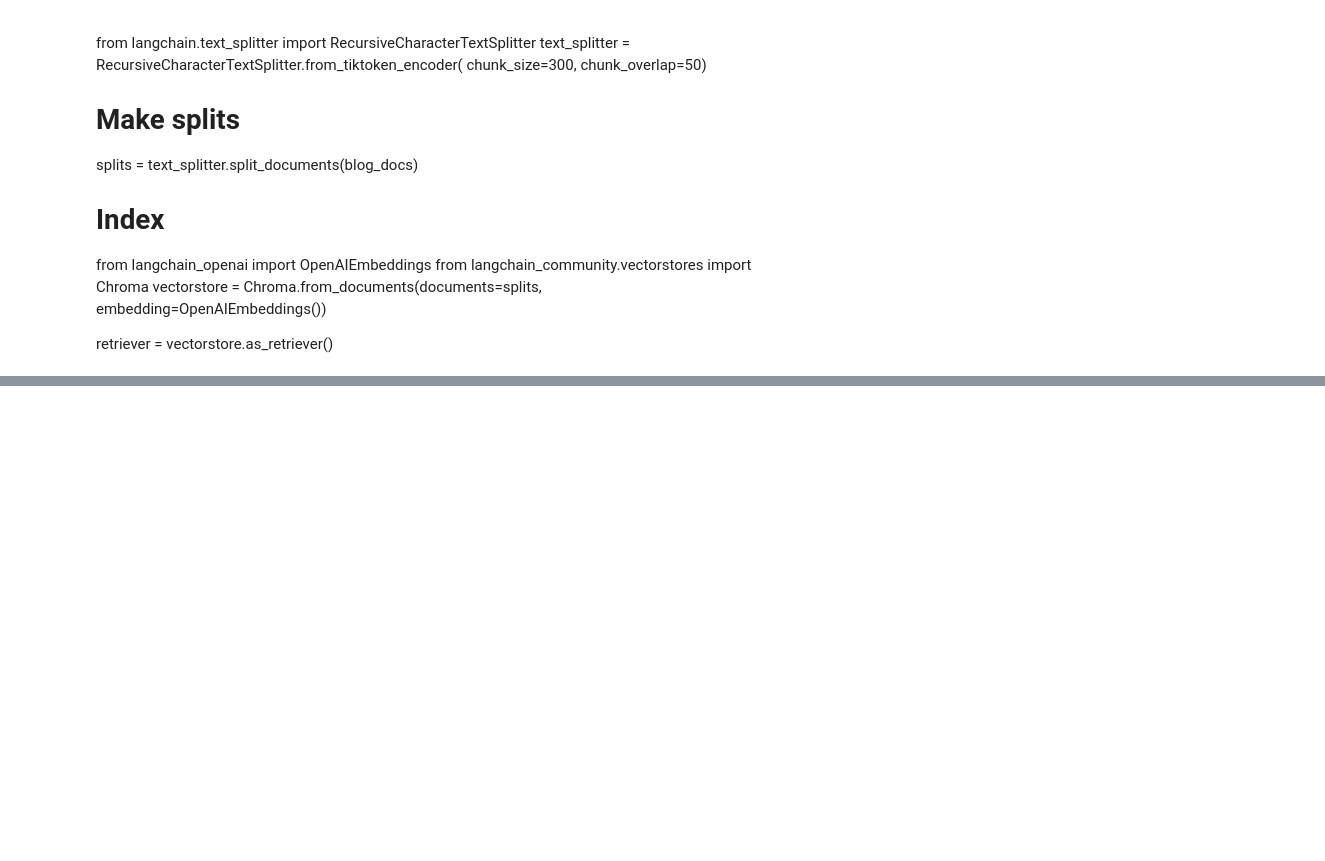
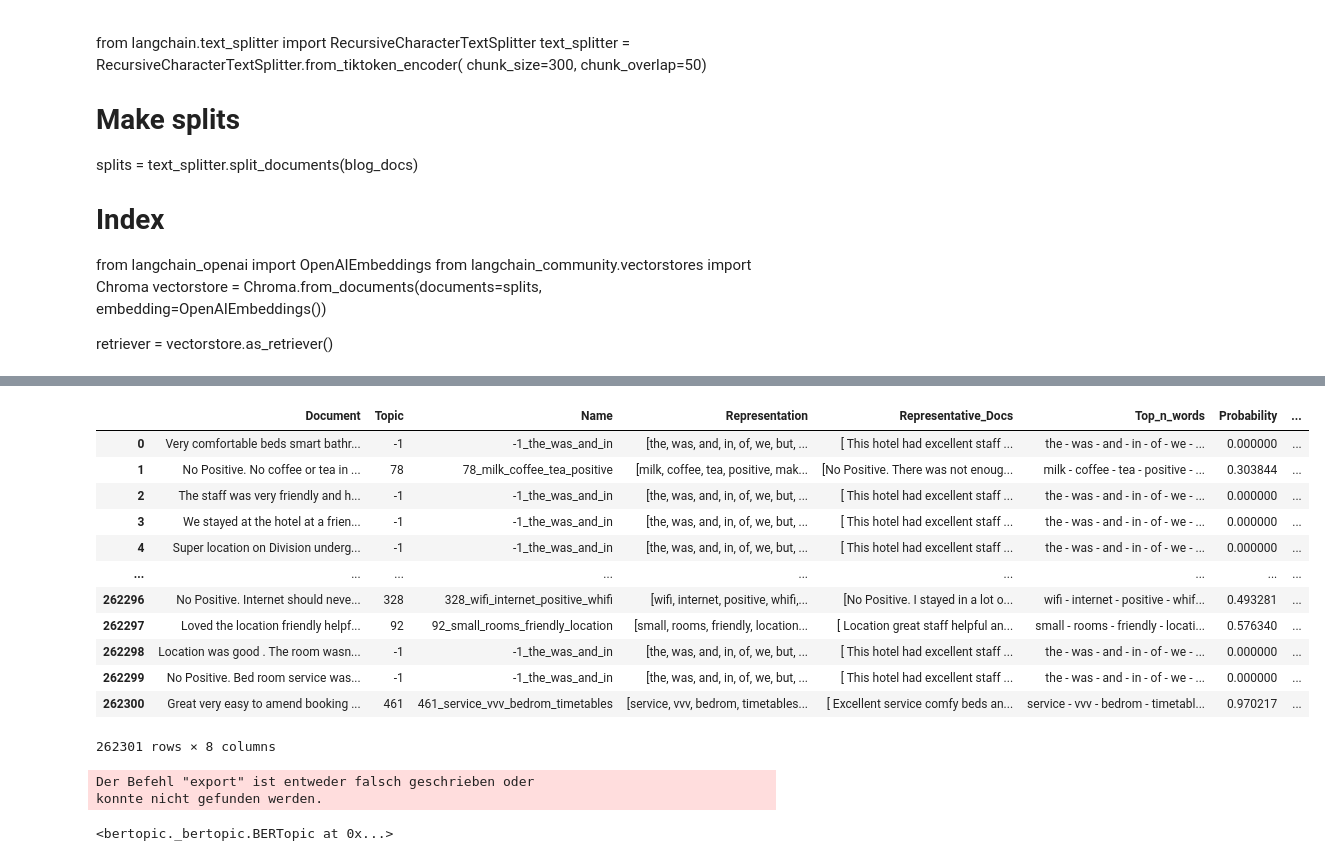
Before and after one commit to alantump/Hotel_review_project, a Jupyter notebook: First_explorations_alan/Topic_modeling_bert.ipynb, the cells around one changed output, grey strips where cells are left out. Cells and saved outputs as stored; diff of their text form; code cells hidden in the pictures; blank space fills up the shorter version.

```diff
--- a/First_explorations_alan/Topic_modeling_bert.ipynb
+++ b/First_explorations_alan/Topic_modeling_bert.ipynb
@@ -48,13 +63,13 @@ from langchain_text_splitters import RecursiveCharacterTextSplitter
 
 
 # Merge the columns using string concatenation
-Hotel_Reviews['MergedColumn'] = (
-     '' +'Hotel: ' + Hotel_Reviews['Hotel_Name'] +
-    '. Guest Review: ' + Hotel_Reviews['Positive_Review'] +
-    '. ' + Hotel_Reviews['Negative_Review'] + "\n"
+Hotel_Reviews['MergedColumn_topic'] = (
+    Hotel_Reviews['Positive_Review'] +
+    '. ' + Hotel_Reviews['Negative_Review']
 )
 # Select the first 100 rows of the merged column
-used_data = Hotel_Reviews['MergedColumn'][:200]
+Hotel_Reviews_UK =Hotel_Reviews[Hotel_Reviews["Country"]== "United Kingdom"]
+used_data = Hotel_Reviews_UK['Positive_Review']#Hotel_Reviews['MergedColumn_topic']#[:2000]
 
 # Specify the file name
 file_name = "used_data.txt"
@@ -323,0 +133,8 @@ doc_lda = lda_model_final[bow_corpus]
+# %%
+from bertopic import BERTopic
+from sklearn.datasets import fetch_20newsgroups
+
+#docs = fetch_20newsgroups(subset='all',  remove=('headers', 'footers', 'quotes'))['data']
+docs = used_data.tolist()
+topic_model = BERTopic()
+topics, probs = topic_model.fit_transform(docs)
@@ -323,0 +171,16 @@ doc_lda = lda_model_final[bow_corpus]
+# %%
+topic_model.get_document_info(docs)
+# %% [output]
+|  | Document | Topic | Name | Representation | Representative_Docs | Top_n_words | Probability | ... |
+| 0 | Very comfortable beds smart bathr... | -1 | -1_the_was_and_in | [the, was, and, in, of, we, but, ... | [ This hotel had excellent staff ... | the - was - and - in - of - we - ... | 0.000000 | ... |
+| 1 | No Positive. No coffee or tea in ... | 78 | 78_milk_coffee_tea_positive | [milk, coffee, tea, positive, mak... | [No Positive. There was not enoug... | milk - coffee - tea - positive - ... | 0.303844 | ... |
+| 2 | The staff was very friendly and h... | -1 | -1_the_was_and_in | [the, was, and, in, of, we, but, ... | [ This hotel had excellent staff ... | the - was - and - in - of - we - ... | 0.000000 | ... |
+| 3 | We stayed at the hotel at a frien... | -1 | -1_the_was_and_in | [the, was, and, in, of, we, but, ... | [ This hotel had excellent staff ... | the - was - and - in - of - we - ... | 0.000000 | ... |
+| 4 | Super location on Division underg... | -1 | -1_the_was_and_in | [the, was, and, in, of, we, but, ... | [ This hotel had excellent staff ... | the - was - and - in - of - we - ... | 0.000000 | ... |
+| ... | ... | ... | ... | ... | ... | ... | ... | ... |
+| 262296 | No Positive. Internet should neve... | 328 | 328_wifi_internet_positive_whifi | [wifi, internet, positive, whifi,... | [No Positive. I stayed in a lot o... | wifi - internet - positive - whif... | 0.493281 | ... |
+| 262297 | Loved the location friendly helpf... | 92 | 92_small_rooms_friendly_location | [small, rooms, friendly, location... | [ Location great staff helpful an... | small - rooms - friendly - locati... | 0.576340 | ... |
+| 262298 | Location was good . The room wasn... | -1 | -1_the_was_and_in | [the, was, and, in, of, we, but, ... | [ This hotel had excellent staff ... | the - was - and - in - of - we - ... | 0.000000 | ... |
+| 262299 | No Positive. Bed room service was... | -1 | -1_the_was_and_in | [the, was, and, in, of, we, but, ... | [ This hotel had excellent staff ... | the - was - and - in - of - we - ... | 0.000000 | ... |
+| 262300 | Great very easy to amend booking ... | 461 | 461_service_vvv_bedrom_timetables | [service, vvv, bedrom, timetables... | [ Excellent service comfy beds an... | service - vvv - bedrom - timetabl... | 0.970217 | ... |
+262301 rows × 8 columns
@@ -323,0 +193,13 @@ doc_lda = lda_model_final[bow_corpus]
+# %%
+import os
+import openai
+from dotenv import load_dotenv
+load_dotenv()
+api_key = os.getenv('OPENAI_API_KEY')
+
+openai.api_key = api_key #for simple openai
+OPENAI_API_KEY = api_key #for langchain
+!export OPENAI_API_KEY=OPENAI_API_KEY
+# %% [output]
+Der Befehl "export" ist entweder falsch geschrieben oder
+konnte nicht gefunden werden.
@@ -323,0 +214,4 @@ doc_lda = lda_model_final[bow_corpus]
+# %%
+topic_model.fit(docs)
+# %% [output]
+<bertopic._bertopic.BERTopic at 0x...>
```
Also changed, not shown: parts of 19 cells of this notebook, 7 other files.
